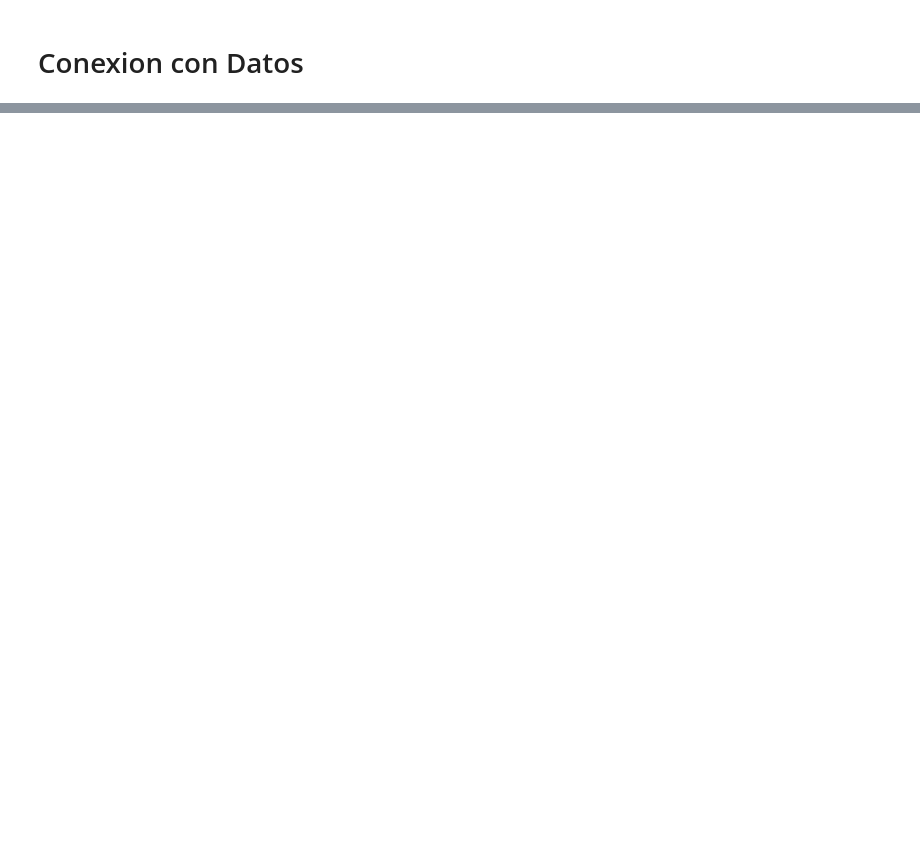
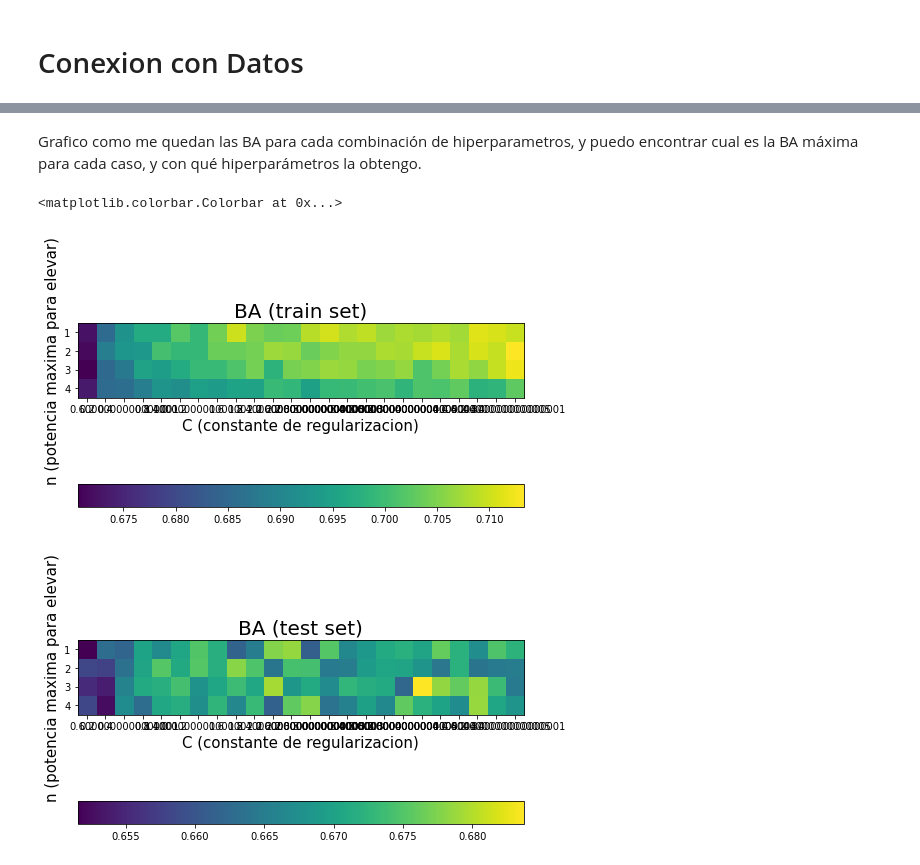
Before and after one commit to hcgalvan/UBA-labodedatos, a Jupyter notebook: Ejercitacion_2.ipynb, the cells around one changed output, grey strips where cells are left out. Drawn from its saved outputs; the diff is of its cells as text; code cells hidden in the pictures; blank space fills up the shorter version.

```diff
--- a/Ejercitacion_2.ipynb
+++ b/Ejercitacion_2.ipynb
@@ -24,0 +163,5 @@ Mounted at /content/drive
+# %%
+def balanced_accuracy(cm): # funcion para calcular la "balanced accuracy"
+  sensibilidad = cm[1,1]/(cm[1,1]+cm[0,1])
+  especificidad = cm[0,0]/(cm[1,0]+cm[0,0])
+  return [sensibilidad, especificidad, (sensibilidad + especificidad)/2]
@@ -24,0 +537,33 @@ Mounted at /content/drive
+# %% [markdown]
+Grafico como me quedan las BA para cada combinación de hiperparametros, y puedo encontrar cual es la BA máxima para cada caso, y con qué hiperparámetros la obtengo.
+# %%
+
+fig, ax = plt.subplots(1,1, figsize=(8,8))  # visualizacion train set
+img = ax.imshow(mean_BA_train) # graficamos la matriz
+y_label_list = n_values # estos son los ticks de los ejes
+x_label_list = c_values
+ax.set_xticks(np.arange(len(c_values))) # creo los ticks de los ejes
+ax.set_yticks(np.arange(len(n_values)))
+ax.set_yticklabels(y_label_list) # pongo los ticks de los ejes
+ax.set_xticklabels(x_label_list)
+plt.xlabel('C (constante de regularizacion)', fontsize=15) # le pongo nombre a ejes y titulo
+plt.ylabel('n (potencia maxima para elevar)', fontsize=15)
+plt.title('BA (train set)', fontsize=20)
+fig.colorbar(img, orientation="horizontal", pad=0.2) # la barra de colores donde no me moleste
+
+fig, ax = plt.subplots(1,1, figsize=(8,8)) # visualizacion test set, ver comentarios para el caso train, es idéntico
+img = ax.imshow(mean_BA_test)
+y_label_list = n_values
+x_label_list = c_values
+ax.set_xticks(np.arange(len(c_values)))
+ax.set_yticks(np.arange(len(n_values)))
+ax.set_yticklabels(y_label_list)
+ax.set_xticklabels(x_label_list)
+plt.xlabel('C (constante de regularizacion)', fontsize=15)
+plt.ylabel('n (potencia maxima para elevar)', fontsize=15)
+plt.title('BA (test set)', fontsize=20)
+fig.colorbar(img, orientation="horizontal", pad=0.2)
+# %% [output]
+<matplotlib.colorbar.Colorbar at 0x...>
+[figure, added]
+[figure, added]
```
Also changed, not shown: parts of 31 cells of this notebook.
